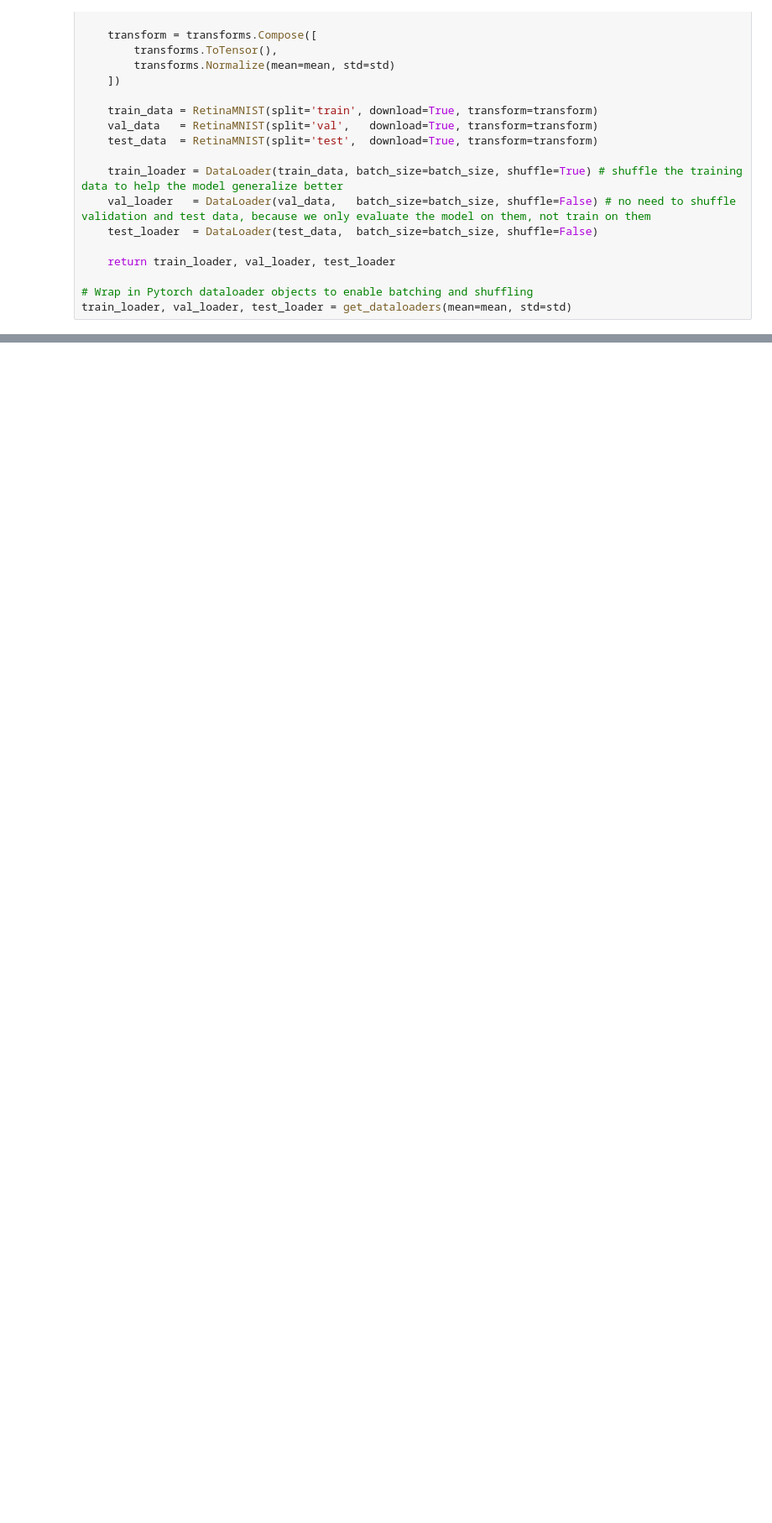
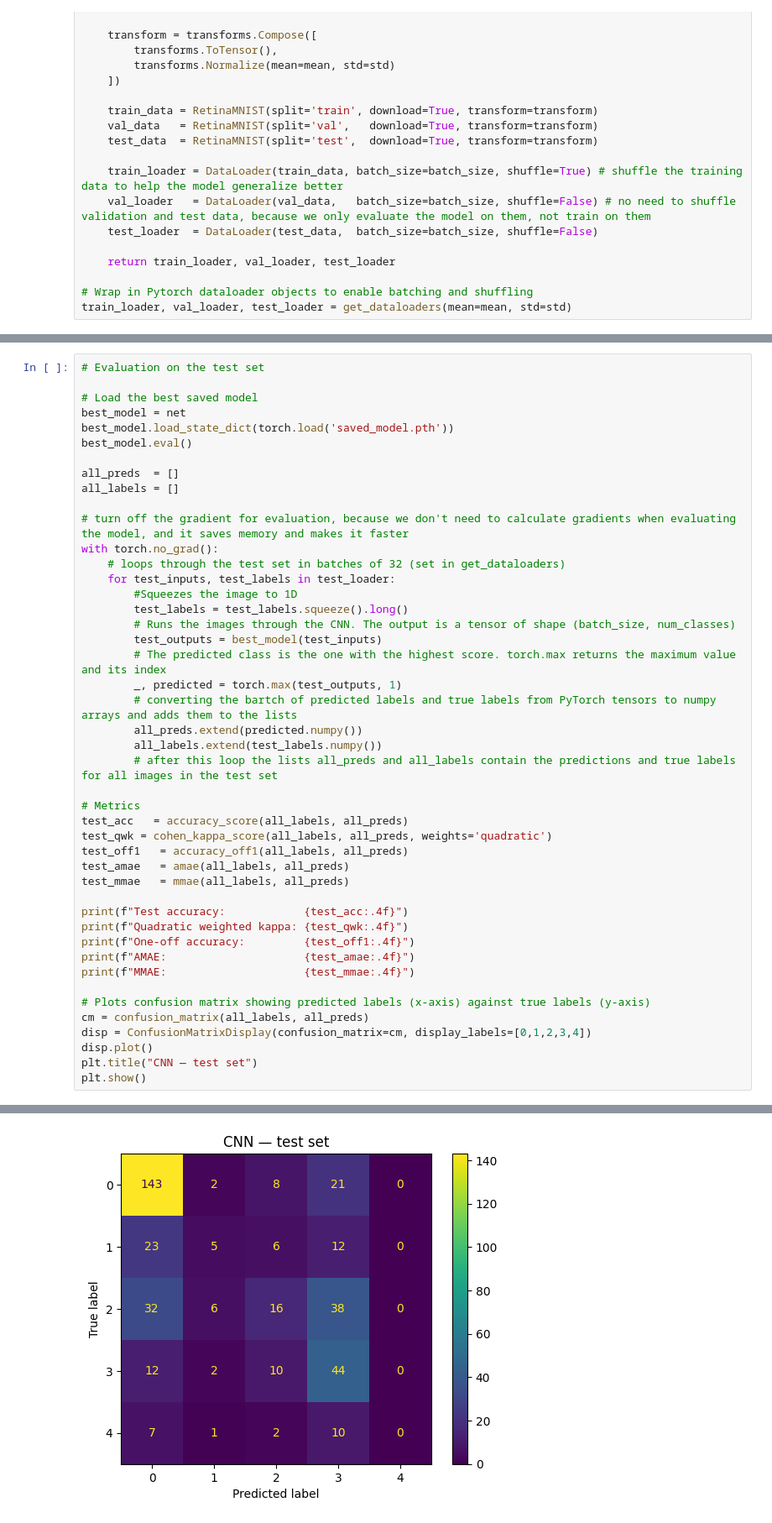
Before and after one commit to Tyenca/9A2-AI-Programming-Brush-up, a Jupyter notebook: main.ipynb, the cells around one changed output, grey strips where cells are left out. Shown at 84% size. Cells and saved outputs as stored; diff of their text form; blank space fills up the shorter version.

Commit message:
Test set evaluation

```diff
--- a/main.ipynb
+++ b/main.ipynb
@@ -325,0 +326,46 @@ Epoch 20 Training Loss: 0.9730 Validation Loss: 1.0893
+# %%
+# Evaluation on the test set
+
+# Load the best saved model
+best_model = net
+best_model.load_state_dict(torch.load('saved_model.pth'))
+best_model.eval()
+
+all_preds  = []
+all_labels = []
+
+# turn off the gradient for evaluation, because we don't need to calculate gradients when evaluating the model, and it saves memory and makes it faster
+with torch.no_grad():
+    # loops through the test set in batches of 32 (set in get_dataloaders)
+    for test_inputs, test_labels in test_loader:
+        #Squeezes the image to 1D
+        test_labels = test_labels.squeeze().long()
+        # Runs the images through the CNN. The output is a tensor of shape (batch_size, num_classes)
+        test_outputs = best_model(test_inputs)
+        # The predicted class is the one with the highest score. torch.max returns the maximum value and its index
+        _, predicted = torch.max(test_outputs, 1)
+        # converting the bartch of predicted labels and true labels from PyTorch tensors to numpy arrays and adds them to the lists
+        all_preds.extend(predicted.numpy())
+        all_labels.extend(test_labels.numpy())
+        # after this loop the lists all_preds and all_labels contain the predictions and true labels for all images in the test set
+
+# Metrics
+test_acc   = accuracy_score(all_labels, all_preds)
+test_qwk = cohen_kappa_score(all_labels, all_preds, weights='quadratic')
+test_off1   = accuracy_off1(all_labels, all_preds)
+test_amae   = amae(all_labels, all_preds)
+test_mmae   = mmae(all_labels, all_preds)
+
+print(f"Test accuracy:            {test_acc:.4f}")
+print(f"Quadratic weighted kappa: {test_qwk:.4f}")
+print(f"One-off accuracy:         {test_off1:.4f}")
+print(f"AMAE:                     {test_amae:.4f}")
+print(f"MMAE:                     {test_mmae:.4f}")
+
+# Plots confusion matrix showing predicted labels (x-axis) against true labels (y-axis)
+cm = confusion_matrix(all_labels, all_preds)
+disp = ConfusionMatrixDisplay(confusion_matrix=cm, display_labels=[0,1,2,3,4])
+disp.plot()
+plt.title("CNN — test set")
+plt.show()
+# %% [output]
@@ -325,0 +377 @@ Epoch 20 Training Loss: 0.9730 Validation Loss: 1.0893
+[figure, added]
```
Also changed, not shown: parts of 5 cells of this notebook, 1 other file.
